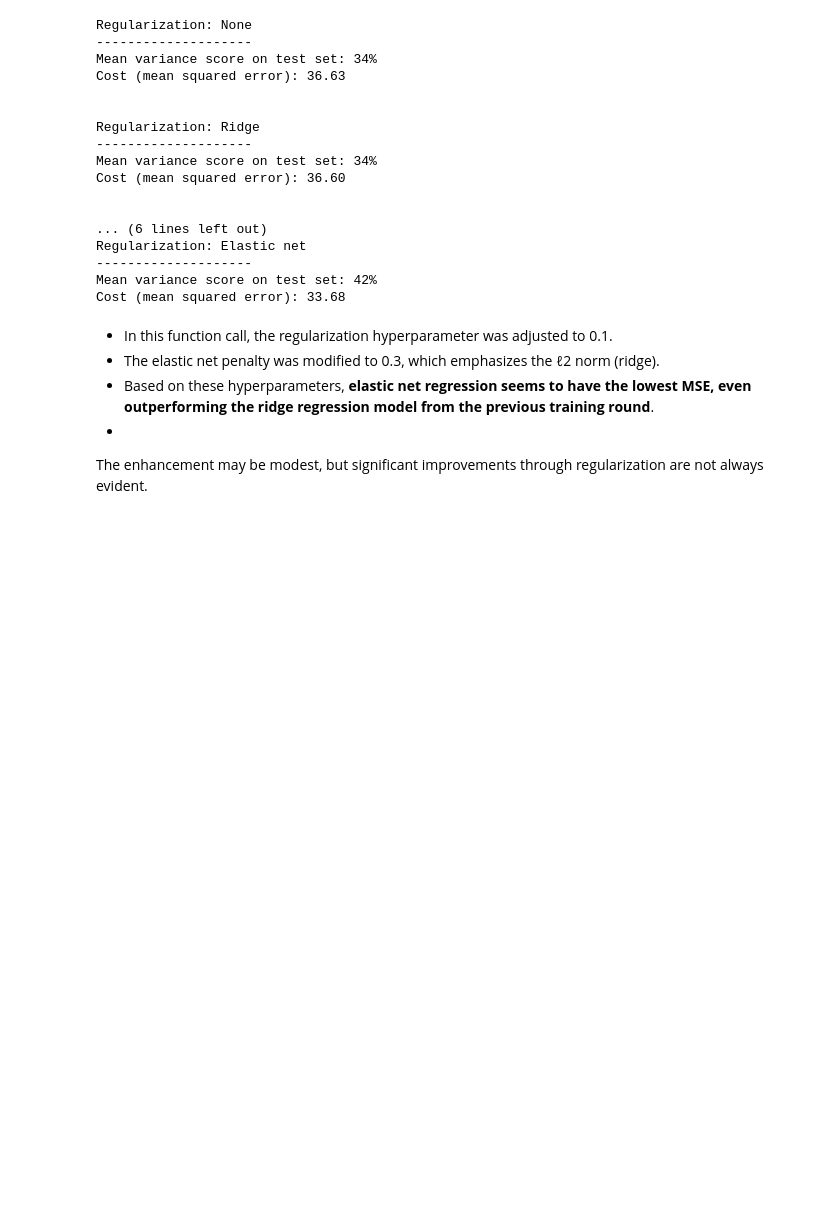
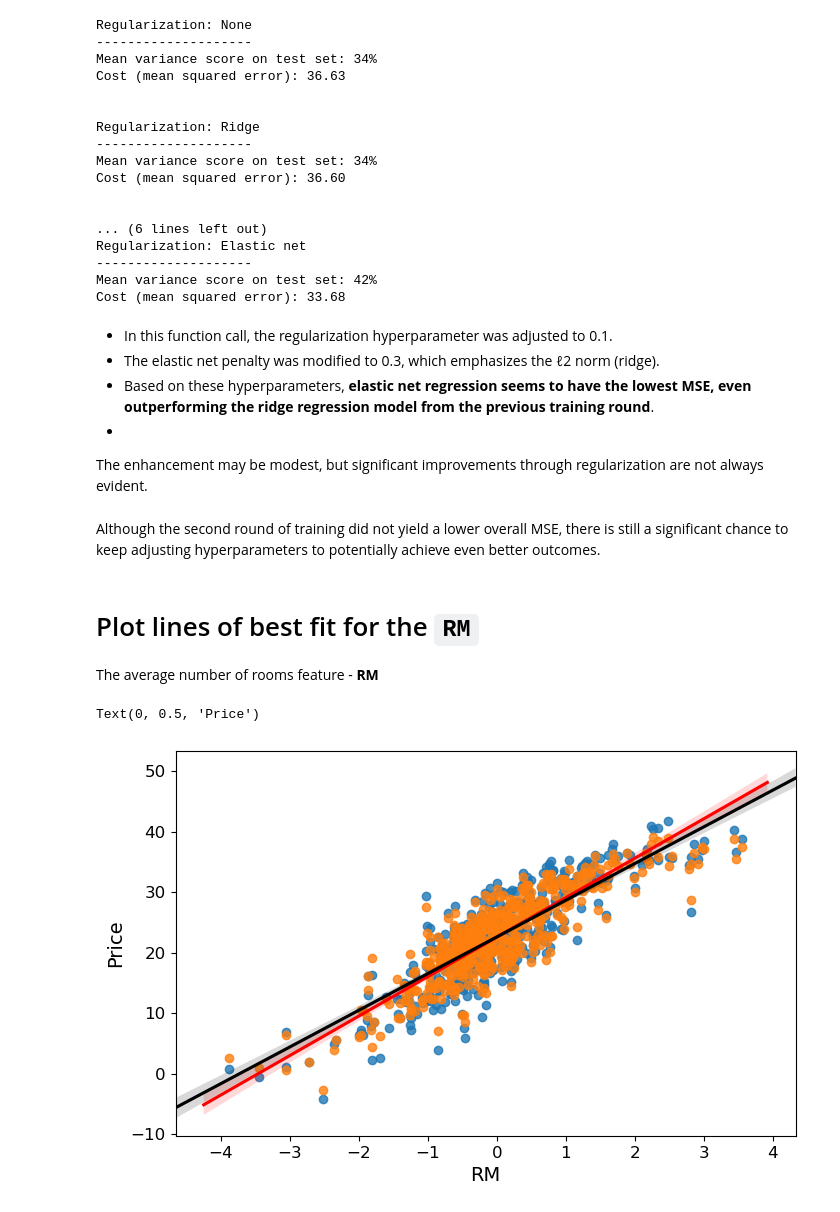
Before and after one commit to tyrantdavis/Regularized-Linear-Regression, a Jupyter notebook: LinearRegression-Boston.ipynb, the cells around one changed output. Saved outputs shown, nothing was run; the diff lists cells and outputs as text; code cells hidden in the pictures; blank space fills up the shorter version.

Commit message:
Chart line of best fit
The average number of rooms RM feature

```diff
--- a/LinearRegression-Boston.ipynb
+++ b/LinearRegression-Boston.ipynb
@@ -387,3 +387,26 @@ Cost (mean squared error): 33.68
 - Based on these hyperparameters, **elastic net regression seems to have the lowest MSE, even outperforming the ridge regression model from the previous training round**.
 -
 The enhancement may be modest, but significant improvements through regularization are not always evident.
+# %% [markdown]
+Although the second round of training did not yield a lower overall MSE, there is still a significant chance to keep adjusting hyperparameters to potentially achieve even better outcomes.
+# %% [markdown]
+# Plot lines of best fit for the `RM`
+
+The average number of rooms feature - **RM**
+# %%
+linear_regression = LinearRegression()
+predict_no_reg = cross_val_predict(linear_regression, X, np.ravel(y), cv = 5)
+
+elastic_net__regression = ElasticNet(alpha = 0.1, l1_ratio = 0.3)
+predict_elastic_net__regression = cross_val_predict(elastic_net__regression, X, np.ravel(y), cv = 5)
+
+line_color_1 = {'color': 'red'}
+line_color_2 = {'color': 'black'}
+
+fig, ax = plt.subplots(1, 1, figsize = (8, 5))
+sb.regplot(X['RM'], np.ravel(predict_no_reg), line_kws = line_color_1)
+sb.regplot(X['RM'], np.ravel(predict_elastic_net__regression), line_kws = line_color_2)
+plt.ylabel('Price')
+# %% [output]
+Text(0, 0.5, 'Price')
+[figure, added]
```
Also changed, not shown: parts of 1 cell of this notebook.
